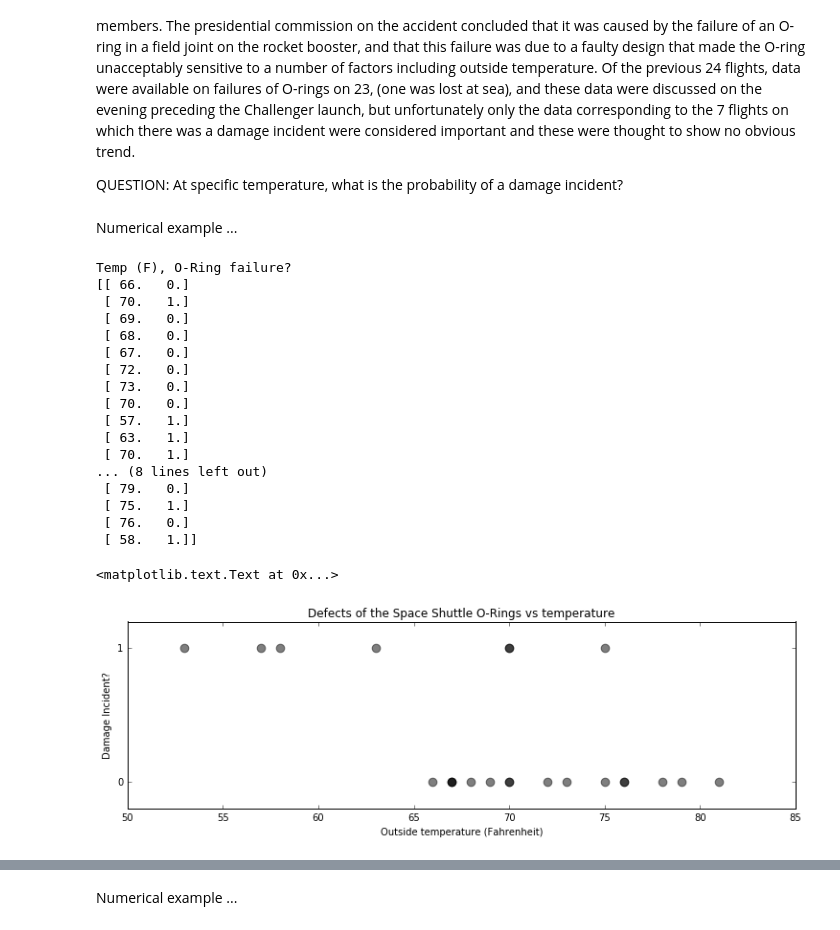
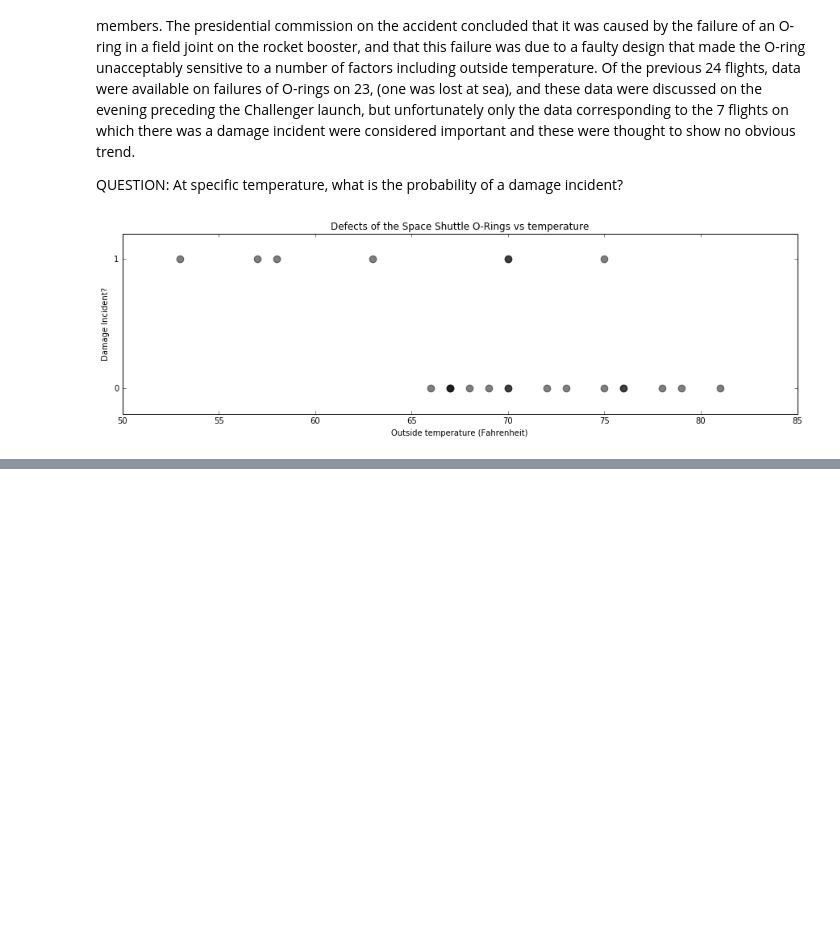
Before and after one commit to pvlachos/uq-course, a Jupyter notebook: lectures/lec_21.ipynb, the cells around one changed output, grey strips where cells are left out. Saved outputs shown, nothing was run; the diff lists cells and outputs as text; code cells hidden in the pictures; blank space fills up the shorter version.

```diff
--- a/lectures/lec_21.ipynb
+++ b/lectures/lec_21.ipynb
@@ -31,8 +31,6 @@
 STORY: On January 28, 1986, the twenty-fifth flight of the U.S. space shuttle program ended in disaster when one of the rocket boosters of the Shuttle Challenger exploded shortly after lift-off, killing all seven crew members. The presidential commission on the accident concluded that it was caused by the failure of an O-ring in a field joint on the rocket booster, and that this failure was due to a faulty design that made the O-ring unacceptably sensitive to a number of factors including outside temperature. Of the previous 24 flights, data were available on failures of O-rings on 23, (one was lost at sea), and these data were discussed on the evening preceding the Challenger launch, but unfortunately only the data corresponding to the 7 flights on which there was a damage incident were considered important and these were thought to show no obvious trend.
 
 QUESTION: At specific temperature, what is the probability of a damage incident?
-# %% [markdown]
-Numerical example ...
 # %%
 %matplotlib inline
 from IPython.core.pylabtools import figsize
@@ -44,49 +167,18 @@ from ipywidgets import interactive
 # %%
-# ############
-# DATA
-# ############
-
 # GET THE DATA
-figsize(12.5, 3.5)
 np.set_printoptions(precision=3, suppress=True)
-challenger_data = np.genfromtxt("data_mcmc_1/challenger_data.csv", skip_header=1,
-                                usecols=[1, 2], missing_values="NA",
-                                delimiter=",")
-# SET THE DATA
+challenger_data = np.genfromtxt("data_mcmc_1/challenger_data.csv", skip_header=1, usecols=[1, 2], missing_values="NA", delimiter=",")
 challenger_data = challenger_data[~np.isnan(challenger_data[:, 1])]
-
-# PRINT THE DATA
-print "Temp (F), O-Ring failure?"
-print challenger_data
+temperature = challenger_data[:, 0]
+D = challenger_data[:, 1]  # defect or not?
 
 # PLOT THE DATA
-plt.scatter(challenger_data[:, 0], challenger_data[:, 1], s=75, color="k",
-            alpha=0.5)
+figsize(15, 4)
+plt.scatter(challenger_data[:, 0], challenger_data[:, 1], s=75, color="k",alpha=0.5)
 plt.yticks([0, 1])
-plt.ylabel("Damage Incident?")
-plt.xlabel("Outside temperature (Fahrenheit)")
-plt.title("Defects of the Space Shuttle O-Rings vs temperature")
+plt.ylabel("Damage Incident?") ; plt.xlabel("Outside temperature (Fahrenheit)")
+plt.title("Defects of the Space Shuttle O-Rings vs temperature") ;
 # %% [output]
-Temp (F), O-Ring failure?
-[[ 66.   0.]
- [ 70.   1.]
- [ 69.   0.]
- [ 68.   0.]
- [ 67.   0.]
- [ 72.   0.]
- [ 73.   0.]
- [ 70.   0.]
- [ 57.   1.]
- [ 63.   1.]
- [ 70.   1.]
-... (8 lines left out)
- [ 79.   0.]
- [ 75.   1.]
- [ 76.   0.]
- [ 58.   1.]]
-<matplotlib.text.Text at 0x...>
-[figure, old version]
+[figure, new version]
 # %% [markdown]
 ![](slides_mcmc_1/slides-4.png)
-# %% [markdown]
-Numerical example ...
```
Also changed, not shown: parts of 64 cells of this notebook, 46 other files.
